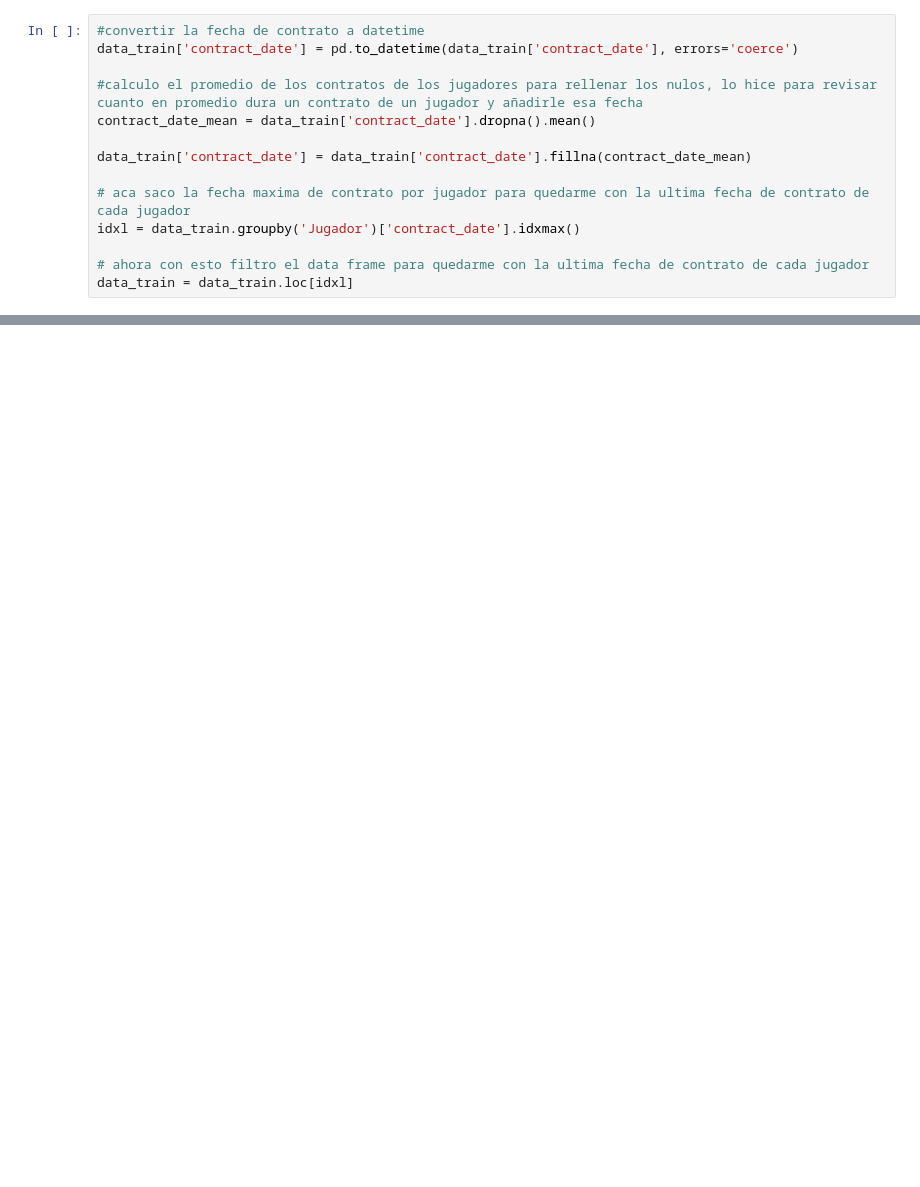
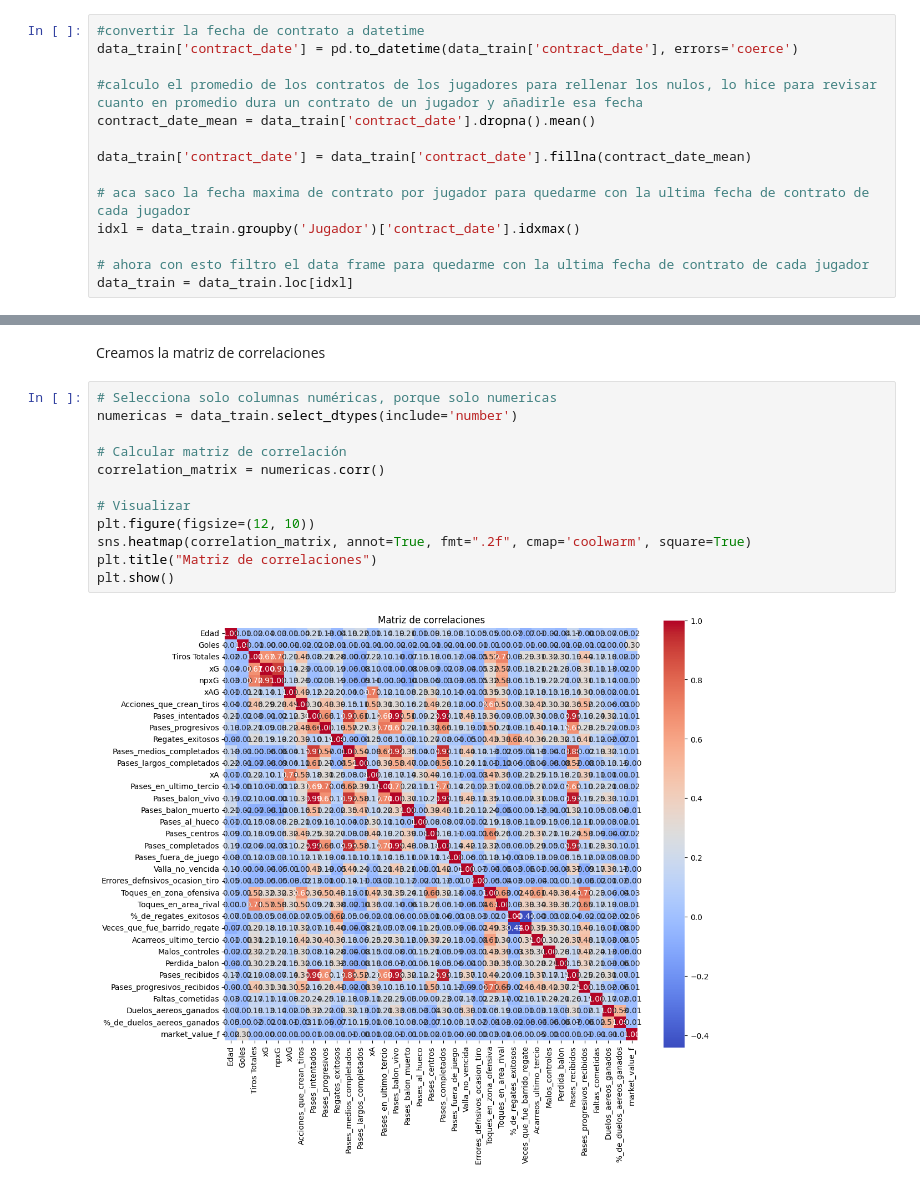
Before and after one commit to davmora04/Lab01-BI, a Jupyter notebook: lab1.ipynb, the cells around one changed output, grey strips where cells are left out. Saved outputs shown, nothing was run; the diff lists cells and outputs as text; blank space fills up the shorter version.

```diff
--- a/lab1.ipynb
+++ b/lab1.ipynb
@@ -305,0 +317,16 @@ Primeras columnas tras limpieza:
+# %% [markdown]
+Creamos la matriz de correlaciones
+# %%
+# Selecciona solo columnas numéricas, porque solo numericas
+numericas = data_train.select_dtypes(include='number')
+
+# Calcular matriz de correlación
+correlation_matrix = numericas.corr()
+
+# Visualizar
+plt.figure(figsize=(12, 10))
+sns.heatmap(correlation_matrix, annot=True, fmt=".2f", cmap='coolwarm', square=True)
+plt.title("Matriz de correlaciones")
+plt.show()
+# %% [output]
+[figure, added]
```
Also changed, not shown: parts of 37 cells of this notebook.
